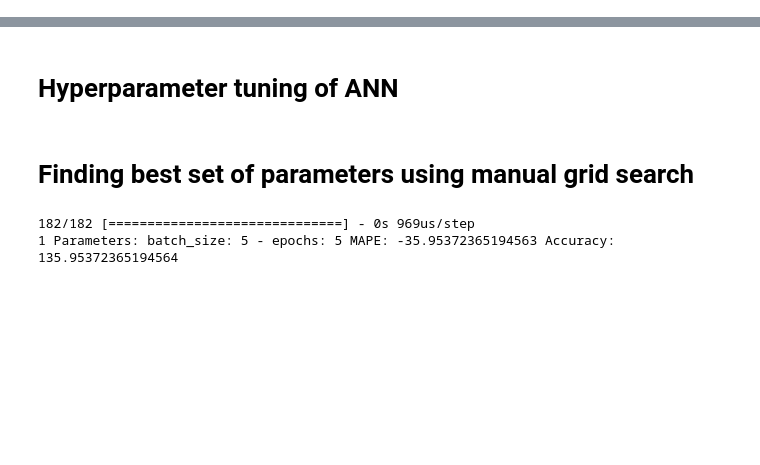
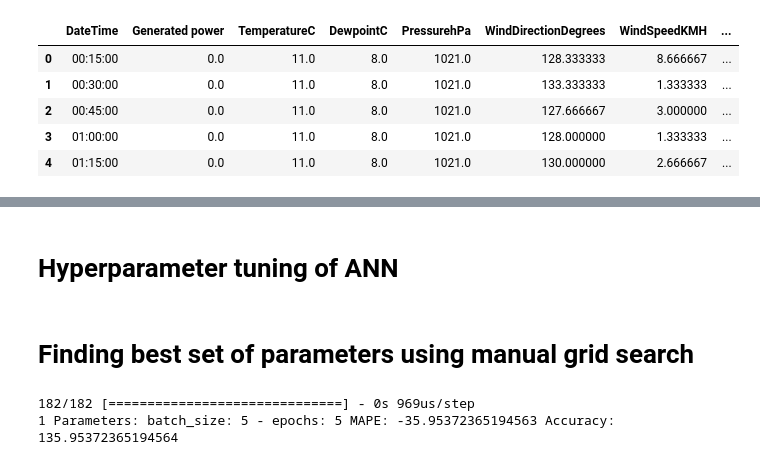
Before and after one commit to Tenergai/challenge-3, a Jupyter notebook: Generation Prediction DNN/DNN Regression.ipynb, the cells around one changed output, grey strips where cells are left out. Drawn from its saved outputs; the diff is of its cells as text; code cells hidden in the pictures; blank space fills up the shorter version.

```diff
--- a/Generation Prediction DNN/DNN Regression.ipynb
+++ b/Generation Prediction DNN/DNN Regression.ipynb
@@ -20,2 +41,17 @@ df.head()
+# %%
+# define a dictionary of column names and their corresponding data types
+dtypes_dict = {'Hour': float, 'Minute': float}
+
+# convert the columns to their corresponding data types
+df = df.astype(dtypes_dict)
+# %%
+df.head()
+# %% [output]
+|  | DateTime | Generated power | TemperatureC | DewpointC | PressurehPa | WindDirectionDegrees | WindSpeedKMH | ... |
+| 0 | 00:15:00 | 0.0 | 11.0 | 8.0 | 1021.0 | 128.333333 | 8.666667 | ... |
+| 1 | 00:30:00 | 0.0 | 11.0 | 8.0 | 1021.0 | 133.333333 | 1.333333 | ... |
+| 2 | 00:45:00 | 0.0 | 11.0 | 8.0 | 1021.0 | 127.666667 | 3.000000 | ... |
+| 3 | 01:00:00 | 0.0 | 11.0 | 8.0 | 1021.0 | 128.000000 | 1.333333 | ... |
+| 4 | 01:15:00 | 0.0 | 11.0 | 8.0 | 1021.0 | 130.000000 | 2.666667 | ... |
 # %%
 # Separate Target Variable and Predictor Variables
```
Also changed, not shown: parts of 8 cells of this notebook, 2 other files.
